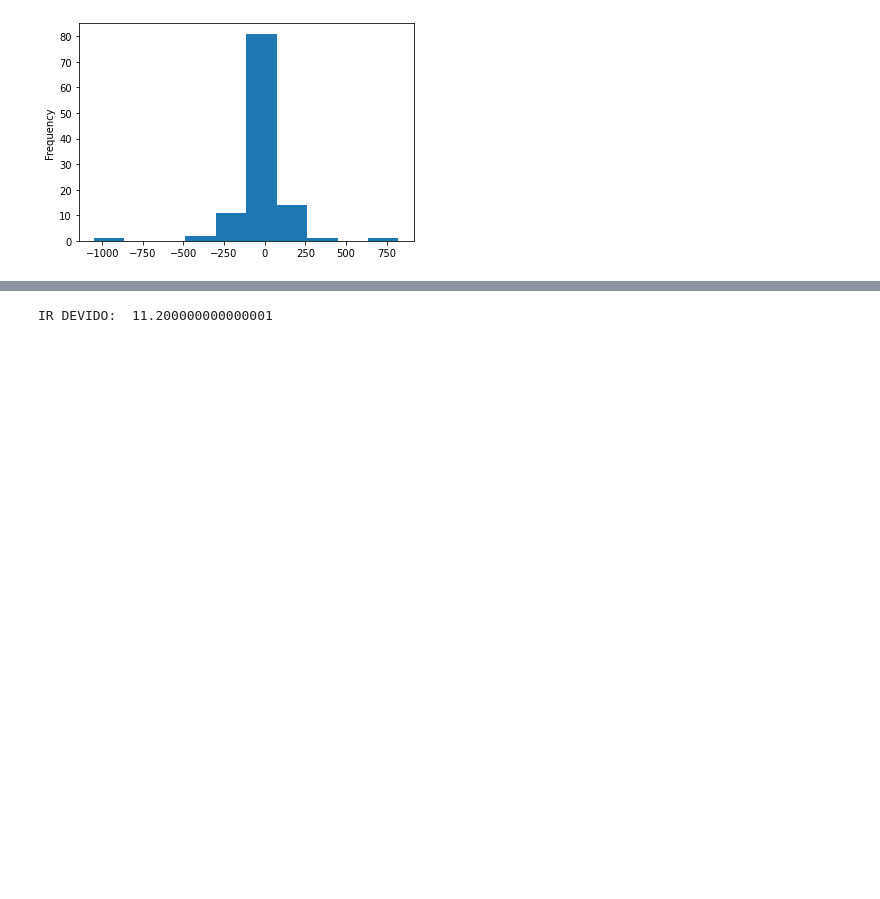
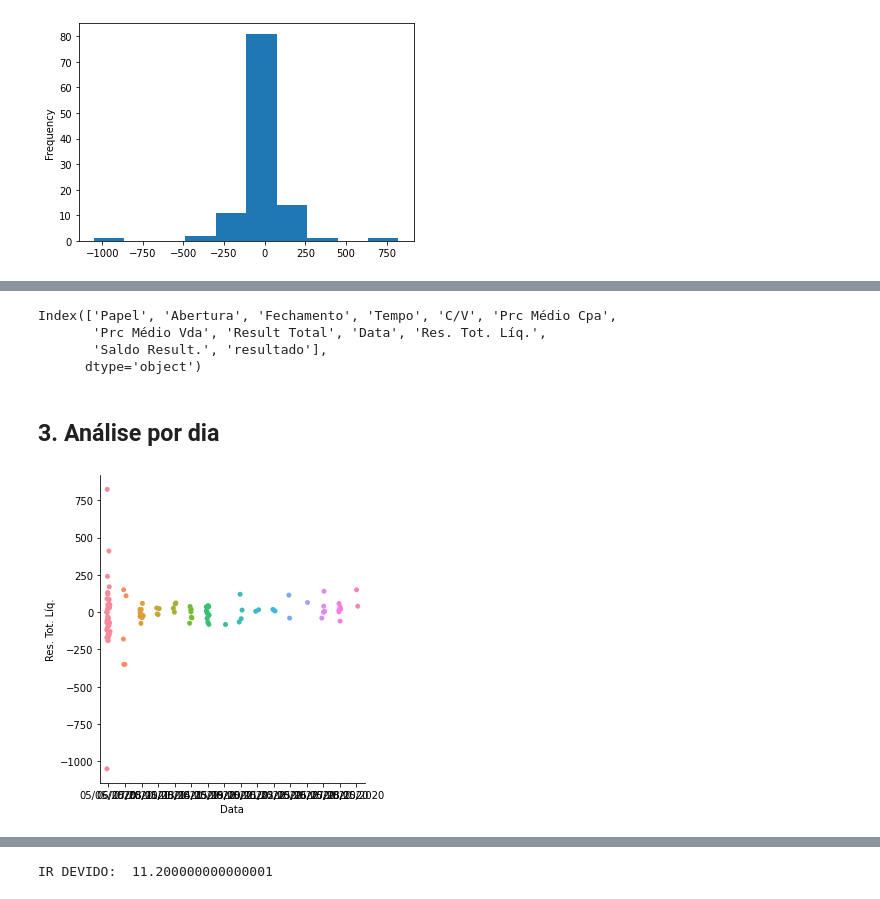
Before and after one commit to razevedocosta/data_analysis, a Jupyter notebook: Day_Trade.ipynb, the cells around one changed output, grey strips where cells are left out. Saved outputs shown, nothing was run; the diff lists cells and outputs as text; code cells hidden in the pictures; blank space fills up the shorter version.

```diff
--- a/Day_Trade.ipynb
+++ b/Day_Trade.ipynb
@@ -258,0 +309,8 @@ dados['Res. Tot. Líq.'].plot(kind='hist')
+# %%
+import seaborn as sns
+dados.columns
+# %% [output]
+Index(['Papel', 'Abertura', 'Fechamento', 'Tempo', 'C/V', 'Prc Médio Cpa',
+       'Prc Médio Vda', 'Result Total', 'Data', 'Res. Tot. Líq.',
+       'Saldo Result.', 'resultado'],
+      dtype='object')
@@ -258,0 +319,6 @@ dados['Res. Tot. Líq.'].plot(kind='hist')
+# %% [markdown]
+## 3. Análise por dia
+# %%
+distribuicao_dia = sns.catplot(x='Data', y='Res. Tot. Líq.', data=dados)
+# %% [output]
+[figure, added]
```
Also changed, not shown: parts of 42 cells of this notebook.
